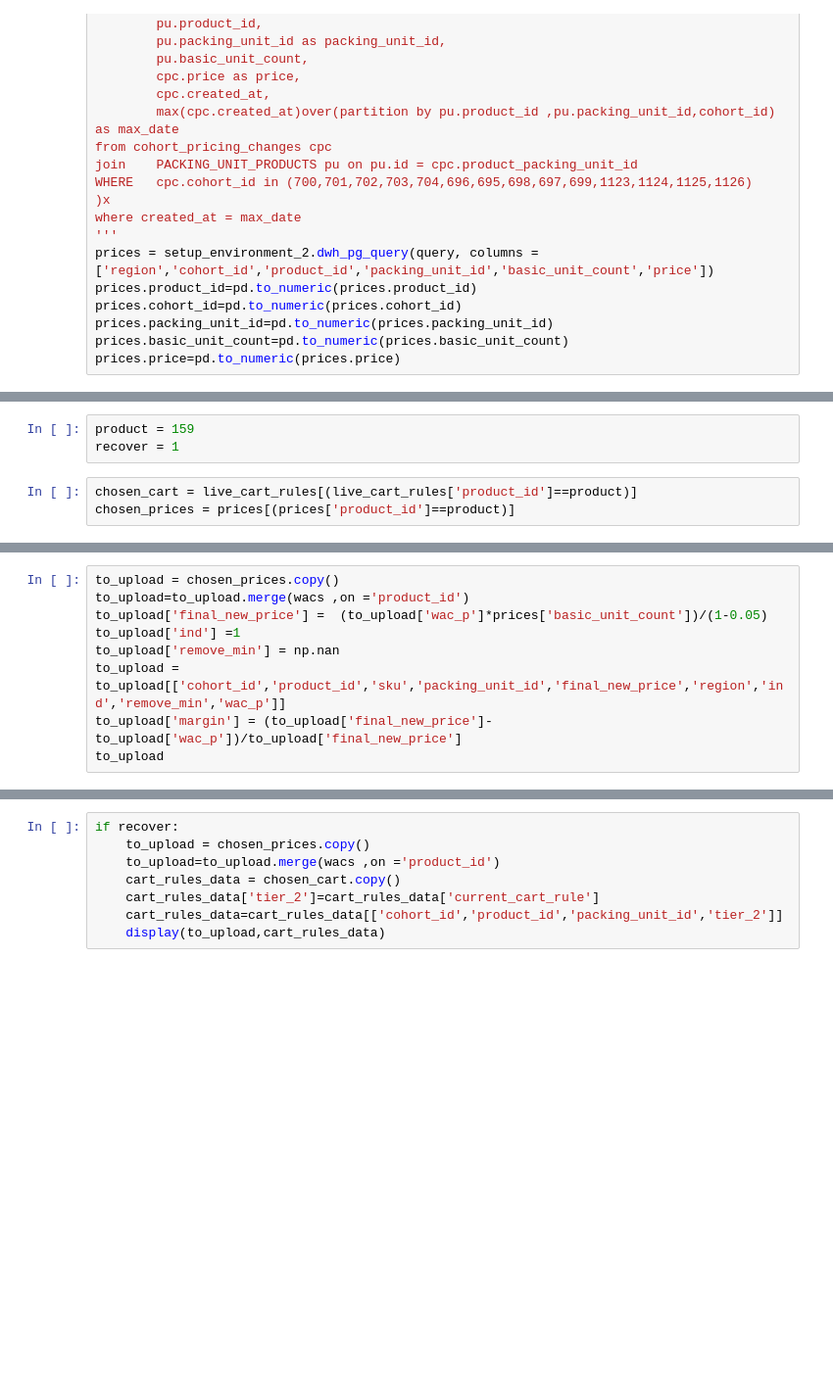
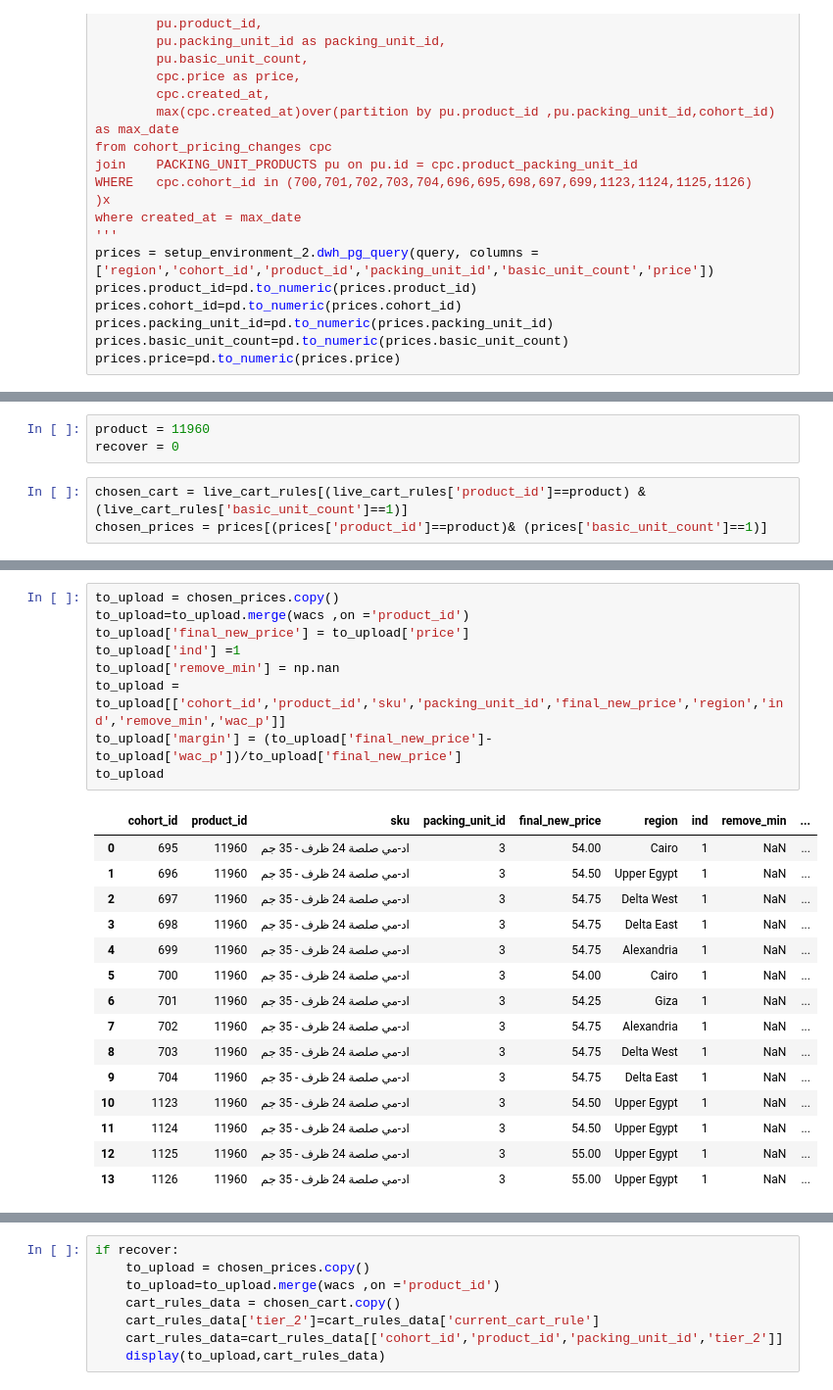
Before and after one commit to Maxab-Growth/Mustafa, a Jupyter notebook: ONE_EGP_PRODUCT.ipynb, the cells around one changed output, grey strips where cells are left out. Shown at 98% size. Saved outputs shown, nothing was run; the diff lists cells and outputs as text; blank space fills up the shorter version.

```diff
--- a/ONE_EGP_PRODUCT.ipynb
+++ b/ONE_EGP_PRODUCT.ipynb
@@ -244,8 +244,8 @@ live_cart_rules.packing_unit_id=pd.to_numeric(live_cart_rules.packing_unit_id)
 live_cart_rules.basic_unit_count=pd.to_numeric(live_cart_rules.basic_unit_count)
 live_cart_rules.current_cart_rule=pd.to_numeric(live_cart_rules.current_cart_rule)
 # %%
-product = 159
-recover = 1
+product = 11960
+recover = 0
 # %%
-chosen_cart = live_cart_rules[(live_cart_rules['product_id']==product)]
-chosen_prices = prices[(prices['product_id']==product)]
+chosen_cart = live_cart_rules[(live_cart_rules['product_id']==product) & (live_cart_rules['basic_unit_count']==1)]
+chosen_prices = prices[(prices['product_id']==product)& (prices['basic_unit_count']==1)]
@@ -272,9 +270,25 @@ chosen_prices
 # %%
 to_upload = chosen_prices.copy()
 to_upload=to_upload.merge(wacs ,on ='product_id')
-to_upload['final_new_price'] =  (to_upload['wac_p']*prices['basic_unit_count'])/(1-0.05)
+to_upload['final_new_price'] = to_upload['price']
 to_upload['ind'] =1
 to_upload['remove_min'] = np.nan
 to_upload = to_upload[['cohort_id','product_id','sku','packing_unit_id','final_new_price','region','ind','remove_min','wac_p']]
 to_upload['margin'] = (to_upload['final_new_price']-to_upload['wac_p'])/to_upload['final_new_price']
 to_upload
+# %% [output]
+|  | cohort_id | product_id | sku | packing_unit_id | final_new_price | region | ind | remove_min | ... |
+| 0 | 695 | 11960 | اد-مي صلصة 24 ظرف - 35 جم | 3 | 54.00 | Cairo | 1 | NaN | ... |
+| 1 | 696 | 11960 | اد-مي صلصة 24 ظرف - 35 جم | 3 | 54.50 | Upper Egypt | 1 | NaN | ... |
+| 2 | 697 | 11960 | اد-مي صلصة 24 ظرف - 35 جم | 3 | 54.75 | Delta West | 1 | NaN | ... |
+| 3 | 698 | 11960 | اد-مي صلصة 24 ظرف - 35 جم | 3 | 54.75 | Delta East | 1 | NaN | ... |
+| 4 | 699 | 11960 | اد-مي صلصة 24 ظرف - 35 جم | 3 | 54.75 | Alexandria | 1 | NaN | ... |
+| 5 | 700 | 11960 | اد-مي صلصة 24 ظرف - 35 جم | 3 | 54.00 | Cairo | 1 | NaN | ... |
+| 6 | 701 | 11960 | اد-مي صلصة 24 ظرف - 35 جم | 3 | 54.25 | Giza | 1 | NaN | ... |
+| 7 | 702 | 11960 | اد-مي صلصة 24 ظرف - 35 جم | 3 | 54.75 | Alexandria | 1 | NaN | ... |
+| 8 | 703 | 11960 | اد-مي صلصة 24 ظرف - 35 جم | 3 | 54.75 | Delta West | 1 | NaN | ... |
+| 9 | 704 | 11960 | اد-مي صلصة 24 ظرف - 35 جم | 3 | 54.75 | Delta East | 1 | NaN | ... |
+| 10 | 1123 | 11960 | اد-مي صلصة 24 ظرف - 35 جم | 3 | 54.50 | Upper Egypt | 1 | NaN | ... |
+| 11 | 1124 | 11960 | اد-مي صلصة 24 ظرف - 35 جم | 3 | 54.50 | Upper Egypt | 1 | NaN | ... |
+| 12 | 1125 | 11960 | اد-مي صلصة 24 ظرف - 35 جم | 3 | 55.00 | Upper Egypt | 1 | NaN | ... |
+| 13 | 1126 | 11960 | اد-مي صلصة 24 ظرف - 35 جم | 3 | 55.00 | Upper Egypt | 1 | NaN | ... |
```
Also changed, not shown: parts of 10 cells of this notebook, 51 other files.
